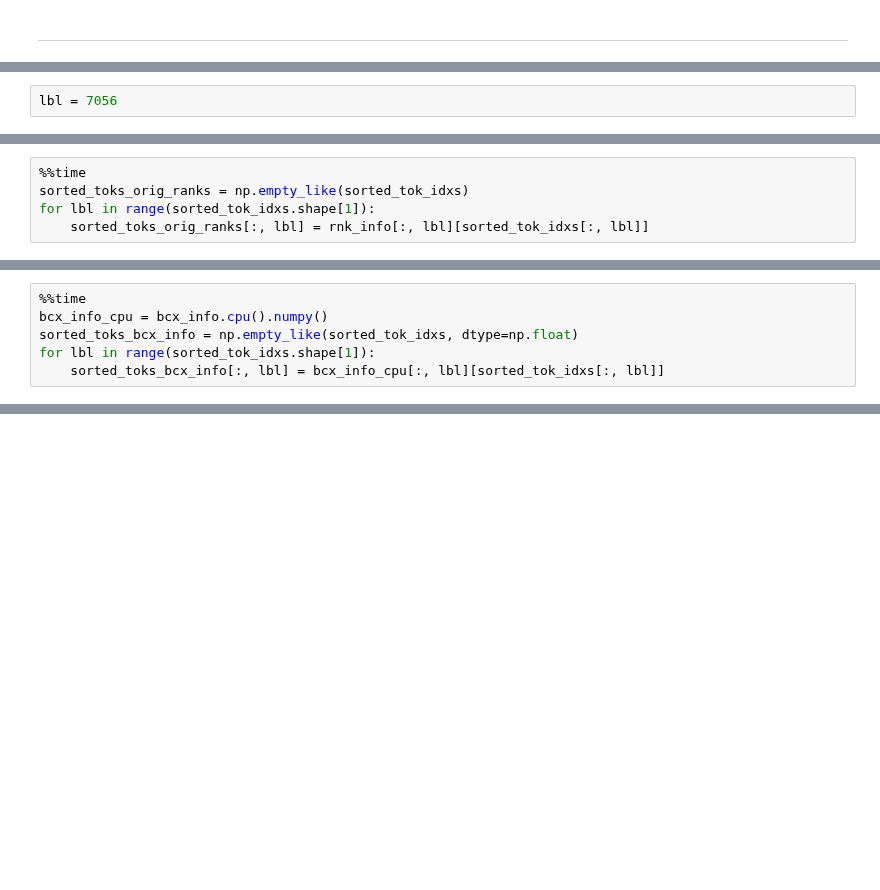
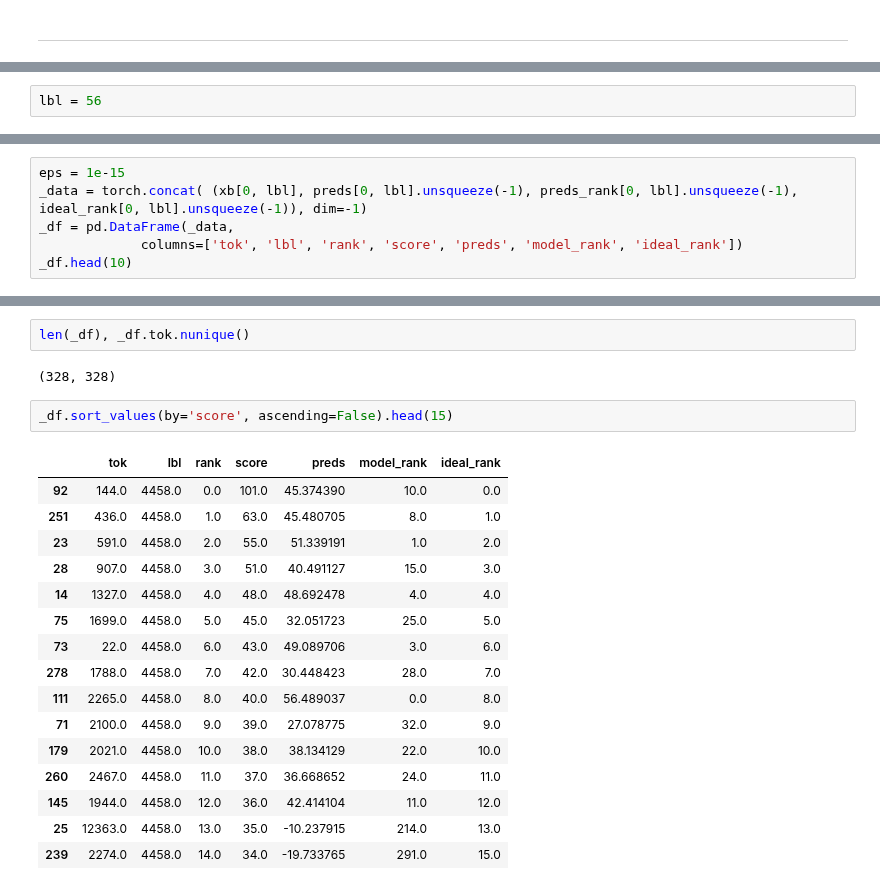
Before and after one commit to debjyotiSRoy/xcube, a Jupyter notebook: nbs/17_tutorial.train_l2r.ipynb, the cells around one changed output, grey strips where cells are left out. Drawn from its saved outputs; the diff is of its cells as text; blank space fills up the shorter version.

```diff
--- a/nbs/17_tutorial.train_l2r.ipynb
+++ b/nbs/17_tutorial.train_l2r.ipynb
@@ -1113,5 +944,5 @@ ic| acc.shape: torch.Size([1, 8922])
 # %%
-lbl = 7056
+lbl = 56
 # %%
 xb.shape
 # %% [output]
@@ -1565,5 +953,0 @@ ic| rnk_info.shape: (100, 100)
-# %%
-%%time
-sorted_toks_orig_ranks = np.empty_like(sorted_tok_idxs)
-for lbl in range(sorted_tok_idxs.shape[1]):
-    sorted_toks_orig_ranks[:, lbl] = rnk_info[:, lbl][sorted_tok_idxs[:, lbl]]
@@ -1573,6 +953,0 @@ Wall time: 3.23 ms
-# %%
-%%time
-bcx_info_cpu = bcx_info.cpu().numpy()
-sorted_toks_bcx_info = np.empty_like(sorted_tok_idxs, dtype=np.float)
-for lbl in range(sorted_tok_idxs.shape[1]):
-    sorted_toks_bcx_info[:, lbl] = bcx_info_cpu[:, lbl][sorted_tok_idxs[:, lbl]]
@@ -1818,0 +958,6 @@ array([[10, 30, 50, 40, 20],
+# %%
+eps = 1e-15
+_data = torch.concat( (xb[0, lbl], preds[0, lbl].unsqueeze(-1), preds_rank[0, lbl].unsqueeze(-1), ideal_rank[0, lbl].unsqueeze(-1)), dim=-1)
+_df = pd.DataFrame(_data,
+             columns=['tok', 'lbl', 'rank', 'score', 'preds', 'model_rank', 'ideal_rank'])
+_df.head(10)
@@ -1818,0 +976,23 @@ array([[10, 30, 50, 40, 20],
+# %%
+len(_df), _df.tok.nunique()
+# %% [output]
+(328, 328)
+# %%
+_df.sort_values(by='score', ascending=False).head(15)
+# %% [output]
+|  | tok | lbl | rank | score | preds | model_rank | ideal_rank |
+| 92 | 144.0 | 4458.0 | 0.0 | 101.0 | 45.374390 | 10.0 | 0.0 |
+| 251 | 436.0 | 4458.0 | 1.0 | 63.0 | 45.480705 | 8.0 | 1.0 |
+| 23 | 591.0 | 4458.0 | 2.0 | 55.0 | 51.339191 | 1.0 | 2.0 |
+| 28 | 907.0 | 4458.0 | 3.0 | 51.0 | 40.491127 | 15.0 | 3.0 |
+| 14 | 1327.0 | 4458.0 | 4.0 | 48.0 | 48.692478 | 4.0 | 4.0 |
+| 75 | 1699.0 | 4458.0 | 5.0 | 45.0 | 32.051723 | 25.0 | 5.0 |
+| 73 | 22.0 | 4458.0 | 6.0 | 43.0 | 49.089706 | 3.0 | 6.0 |
+| 278 | 1788.0 | 4458.0 | 7.0 | 42.0 | 30.448423 | 28.0 | 7.0 |
+| 111 | 2265.0 | 4458.0 | 8.0 | 40.0 | 56.489037 | 0.0 | 8.0 |
+| 71 | 2100.0 | 4458.0 | 9.0 | 39.0 | 27.078775 | 32.0 | 9.0 |
+| 179 | 2021.0 | 4458.0 | 10.0 | 38.0 | 38.134129 | 22.0 | 10.0 |
+| 260 | 2467.0 | 4458.0 | 11.0 | 37.0 | 36.668652 | 24.0 | 11.0 |
+| 145 | 1944.0 | 4458.0 | 12.0 | 36.0 | 42.414104 | 11.0 | 12.0 |
+| 25 | 12363.0 | 4458.0 | 13.0 | 35.0 | -10.237915 | 214.0 | 13.0 |
+| 239 | 2274.0 | 4458.0 | 14.0 | 34.0 | -19.733765 | 291.0 | 15.0 |
```
Also changed, not shown: parts of 195 cells of this notebook, 3 other files.
